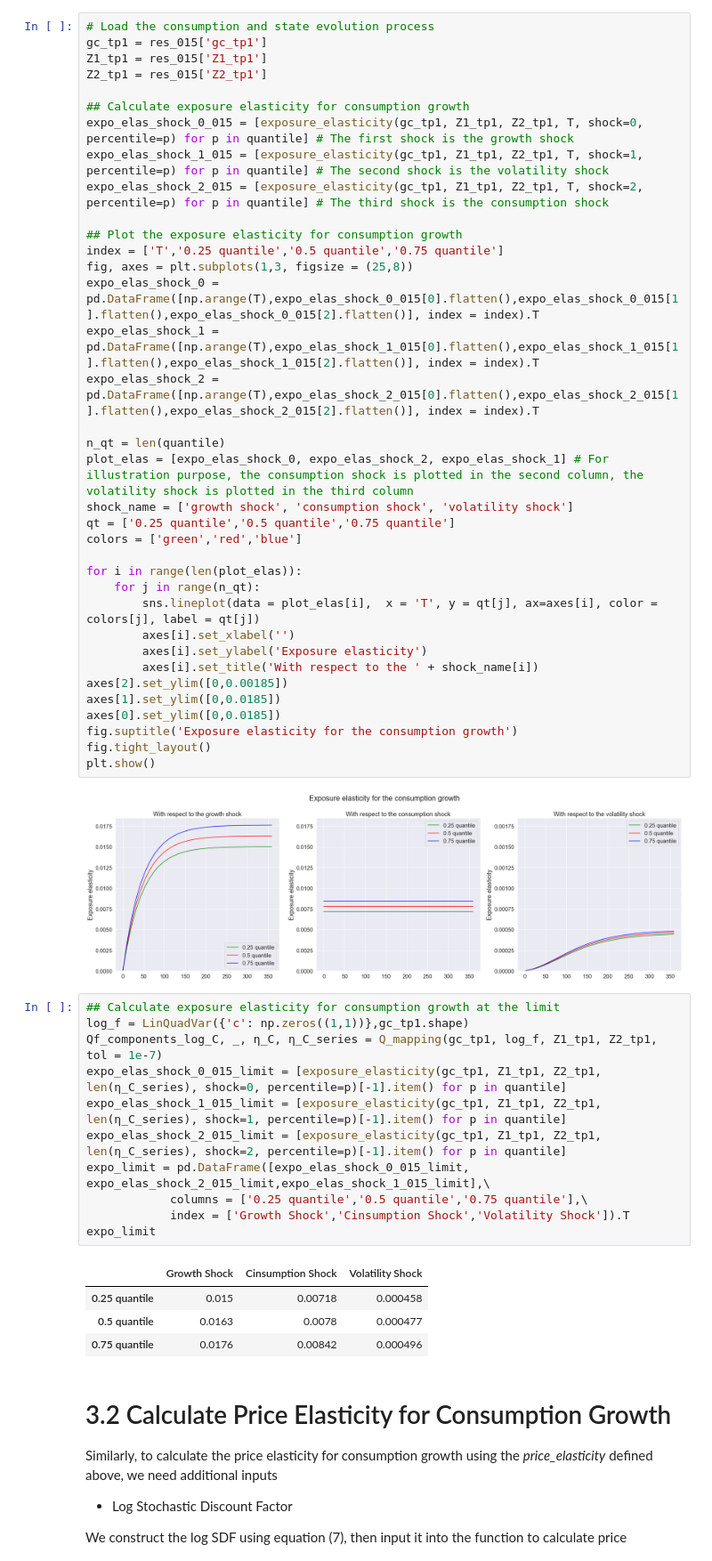
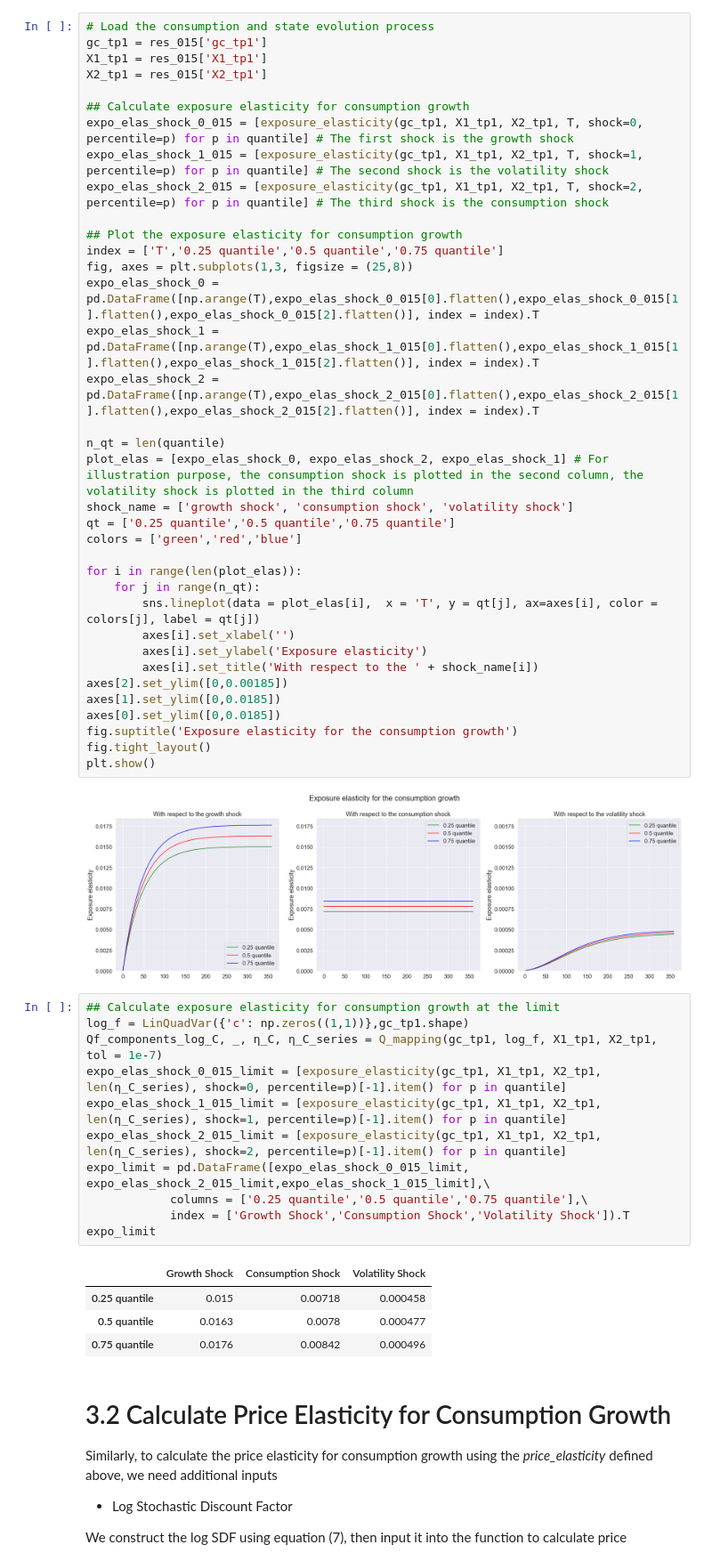
Before and after one commit to lphansen/RiskUncertaintyValue, a Jupyter notebook: shockelasticity.ipynb, the cells around one changed output. Shown at 89% size. Saved outputs shown, nothing was run; the diff lists cells and outputs as text.

```diff
--- a/shockelasticity.ipynb
+++ b/shockelasticity.ipynb
@@ -633,13 +638,13 @@ quantile = [0.25, 0.5, 0.75]
 # %%
 # Load the consumption and state evolution process
 gc_tp1 = res_015['gc_tp1']
-Z1_tp1 = res_015['Z1_tp1']
-Z2_tp1 = res_015['Z2_tp1']
+X1_tp1 = res_015['X1_tp1']
+X2_tp1 = res_015['X2_tp1']
 
 ## Calculate exposure elasticity for consumption growth
-expo_elas_shock_0_015 = [exposure_elasticity(gc_tp1, Z1_tp1, Z2_tp1, T, shock=0, percentile=p) for p in quantile] # The first shock is the growth shock
-expo_elas_shock_1_015 = [exposure_elasticity(gc_tp1, Z1_tp1, Z2_tp1, T, shock=1, percentile=p) for p in quantile] # The second shock is the volatility shock
-expo_elas_shock_2_015 = [exposure_elasticity(gc_tp1, Z1_tp1, Z2_tp1, T, shock=2, percentile=p) for p in quantile] # The third shock is the consumption shock
+expo_elas_shock_0_015 = [exposure_elasticity(gc_tp1, X1_tp1, X2_tp1, T, shock=0, percentile=p) for p in quantile] # The first shock is the growth shock
+expo_elas_shock_1_015 = [exposure_elasticity(gc_tp1, X1_tp1, X2_tp1, T, shock=1, percentile=p) for p in quantile] # The second shock is the volatility shock
+expo_elas_shock_2_015 = [exposure_elasticity(gc_tp1, X1_tp1, X2_tp1, T, shock=2, percentile=p) for p in quantile] # The third shock is the consumption shock
 
 ## Plot the exposure elasticity for consumption growth
 index = ['T','0.25 quantile','0.5 quantile','0.75 quantile']
@@ -671,16 +676,16 @@ plt.show()
 # %%
 ## Calculate exposure elasticity for consumption growth at the limit
 log_f = LinQuadVar({'c': np.zeros((1,1))},gc_tp1.shape)
-Qf_components_log_C, _, η_C, η_C_series = Q_mapping(gc_tp1, log_f, Z1_tp1, Z2_tp1, tol = 1e-7)
-expo_elas_shock_0_015_limit = [exposure_elasticity(gc_tp1, Z1_tp1, Z2_tp1, len(η_C_series), shock=0, percentile=p)[-1].item() for p in quantile]
-expo_elas_shock_1_015_limit = [exposure_elasticity(gc_tp1, Z1_tp1, Z2_tp1, len(η_C_series), shock=1, percentile=p)[-1].item() for p in quantile]
-expo_elas_shock_2_015_limit = [exposure_elasticity(gc_tp1, Z1_tp1, Z2_tp1, len(η_C_series), shock=2, percentile=p)[-1].item() for p in quantile]
+Qf_components_log_C, _, η_C, η_C_series = Q_mapping(gc_tp1, log_f, X1_tp1, X2_tp1, tol = 1e-7)
+expo_elas_shock_0_015_limit = [exposure_elasticity(gc_tp1, X1_tp1, X2_tp1, len(η_C_series), shock=0, percentile=p)[-1].item() for p in quantile]
+expo_elas_shock_1_015_limit = [exposure_elasticity(gc_tp1, X1_tp1, X2_tp1, len(η_C_series), shock=1, percentile=p)[-1].item() for p in quantile]
+expo_elas_shock_2_015_limit = [exposure_elasticity(gc_tp1, X1_tp1, X2_tp1, len(η_C_series), shock=2, percentile=p)[-1].item() for p in quantile]
 expo_limit = pd.DataFrame([expo_elas_shock_0_015_limit, expo_elas_shock_2_015_limit,expo_elas_shock_1_015_limit],\
             columns = ['0.25 quantile','0.5 quantile','0.75 quantile'],\
-            index = ['Growth Shock','Cinsumption Shock','Volatility Shock']).T
+            index = ['Growth Shock','Consumption Shock','Volatility Shock']).T
 expo_limit
 # %% [output]
-|  | Growth Shock | Cinsumption Shock | Volatility Shock |
+|  | Growth Shock | Consumption Shock | Volatility Shock |
 | 0.25 quantile | 0.015 | 0.00718 | 0.000458 |
 | 0.5 quantile | 0.0163 | 0.0078 | 0.000477 |
 | 0.75 quantile | 0.0176 | 0.00842 | 0.000496 |
```
Also changed, not shown: parts of 5 cells of this notebook.
